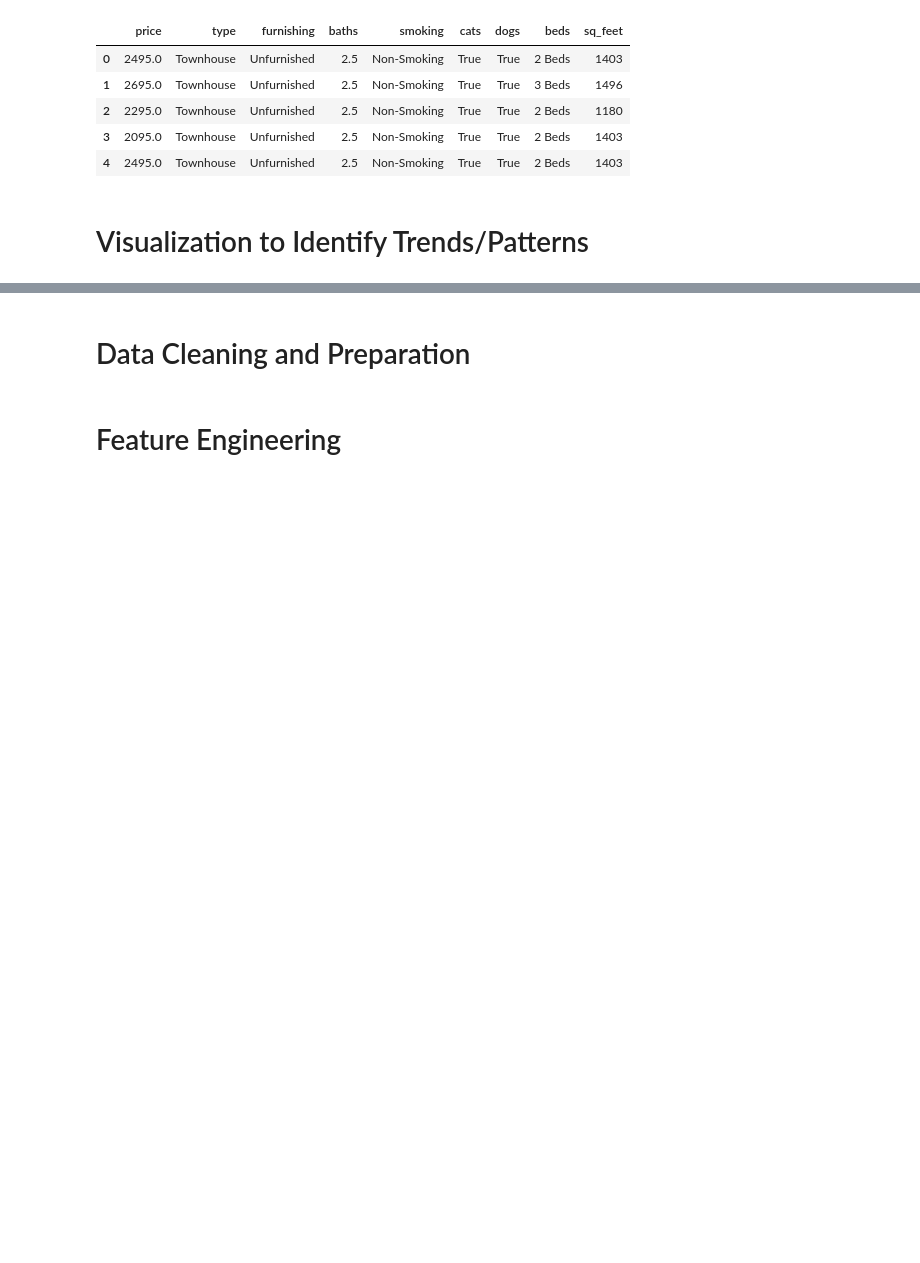
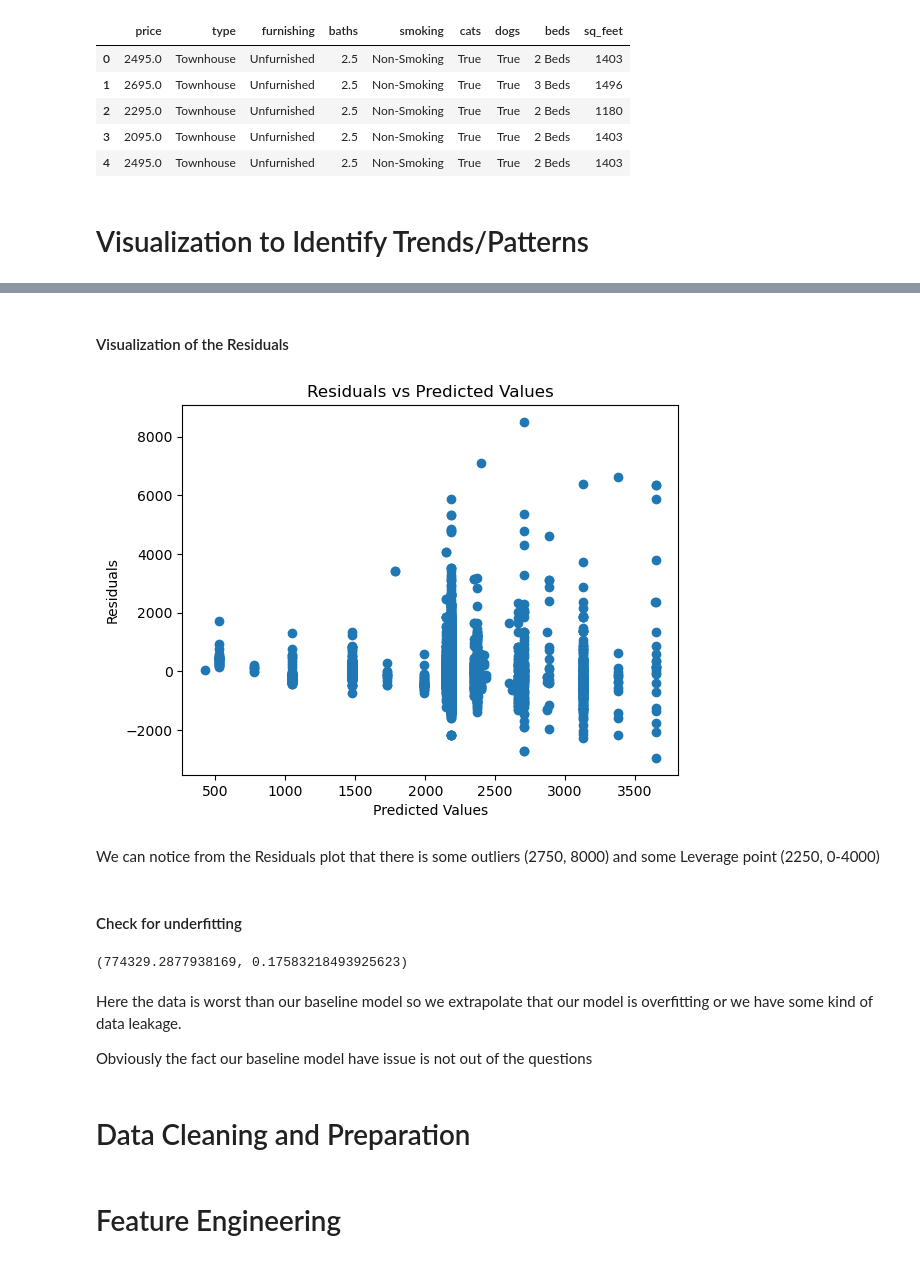
Before and after one commit to jesusbailbond/Regression-Project, a Jupyter notebook: Untitled.ipynb, the cells around one changed output, grey strips where cells are left out. Saved outputs shown, nothing was run; the diff lists cells and outputs as text; code cells hidden in the pictures; blank space fills up the shorter version.

```diff
--- a/Untitled.ipynb
+++ b/Untitled.ipynb
@@ -105,3 +142,30 @@ plt.show()
+# %% [markdown]
+#### Visualization of the Residuals
+# %%
+residuals = y_test - y_pred
+plt.scatter(y_pred, residuals)
+plt.xlabel('Predicted Values')
+plt.ylabel('Residuals')
+plt.title('Residuals vs Predicted Values')
+plt.show()
+# %% [output]
+[figure, added]
+# %% [markdown]
+We can notice from the Residuals plot that there is some outliers (2750, 8000)  and some Leverage point (2250, 0-4000)
+# %% [markdown]
+#### Check for underfitting
+# %%
+train_pred = baseline_model.predict(X_train)
+train_mse = mean_squared_error(y_train, train_pred)
+train_r2 = r2_score(y_train, train_pred)
+
+train_mse, train_r2
+# %% [output]
+(774329.2877938169, 0.17583218493925623)
+# %% [markdown]
+Here the data is worst than our baseline model so we extrapolate that our model is overfitting or we have some kind of data leakage.
+
+Obviously the fact our baseline model have issue is not out of the questions
 # %% [markdown]
 # Data Cleaning and Preparation
 # %%
```
Also changed, not shown: parts of 6 cells of this notebook.
